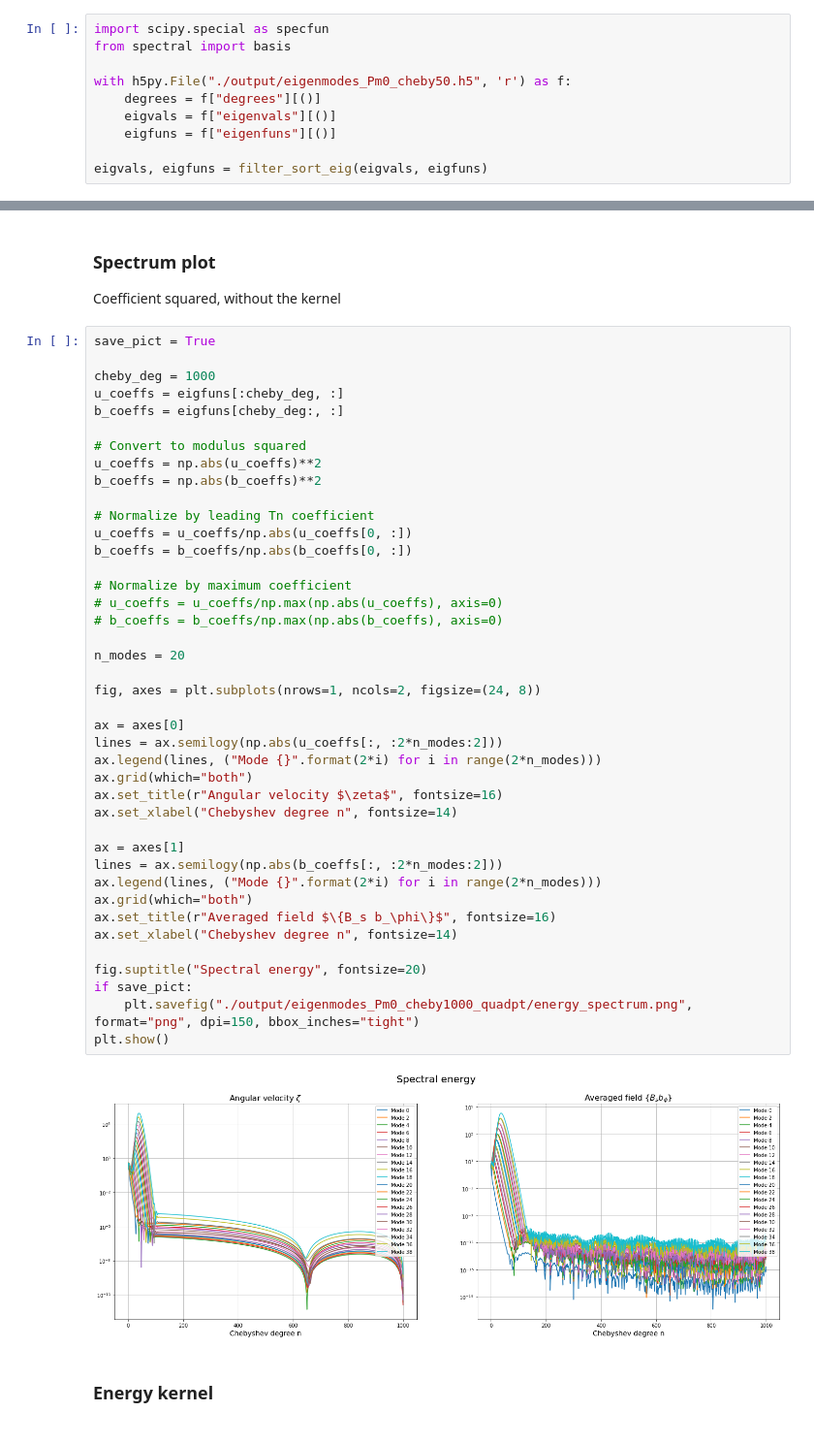
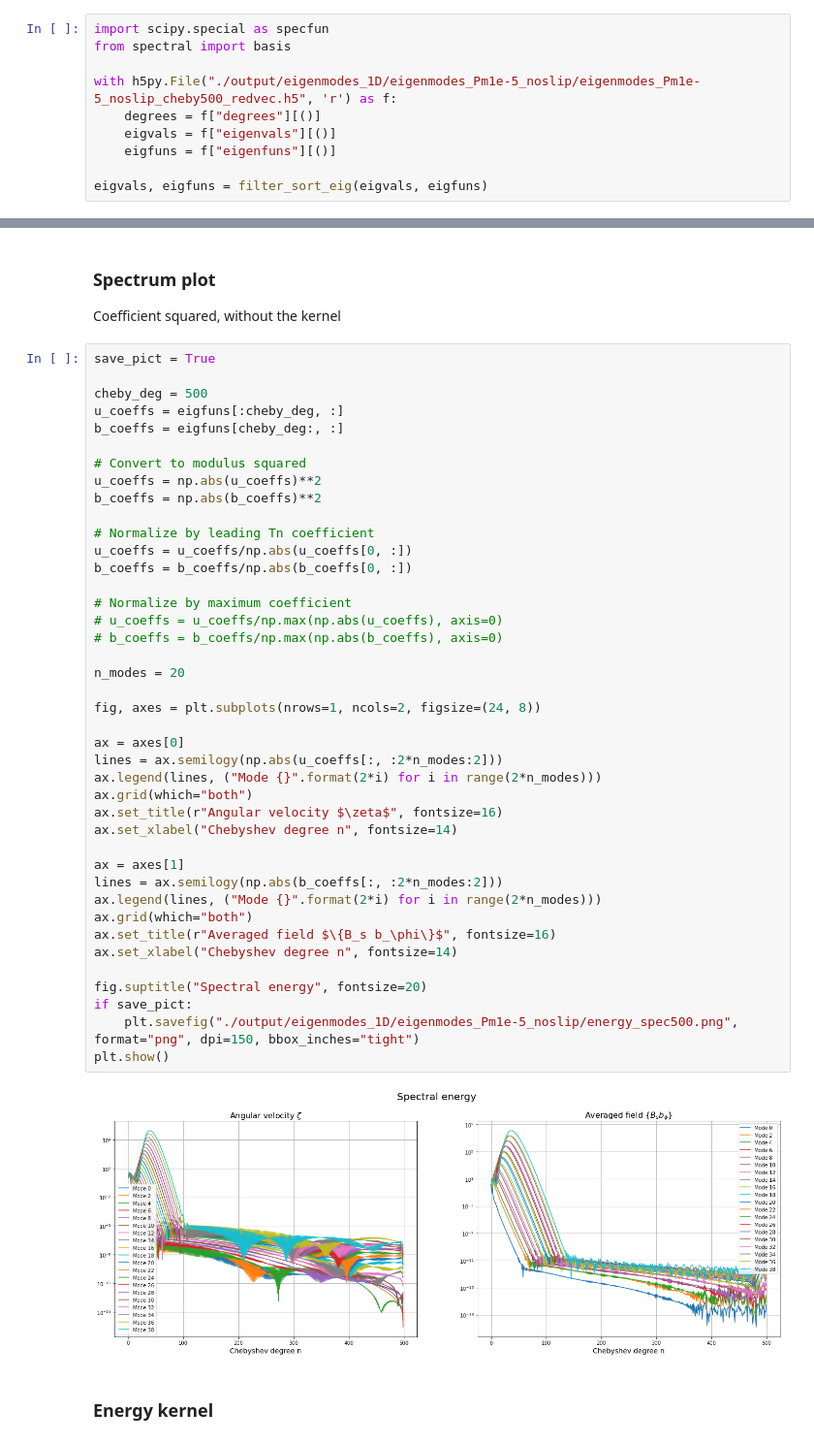
Before and after one commit to GentleMin/PyCrete, a Jupyter notebook: eigenmodes.ipynb, the cells around one changed output, grey strips where cells are left out. Shown at 97% size. Cells and saved outputs as stored; diff of their text form.

```diff
--- a/eigenmodes.ipynb
+++ b/eigenmodes.ipynb
@@ -81,7 +80,7 @@ plt.show()
 import scipy.special as specfun
 from spectral import basis
 
-with h5py.File("./output/eigenmodes_Pm0_cheby50.h5", 'r') as f:
+with h5py.File("./output/eigenmodes_1D/eigenmodes_Pm1e-5_noslip/eigenmodes_Pm1e-5_noslip_cheby500_redvec.h5", 'r') as f:
     degrees = f["degrees"][()]
     eigvals = f["eigenvals"][()]
     eigfuns = f["eigenfuns"][()]
@@ -143,7 +142,7 @@ Coefficient squared, without the kernel
 # %%
 save_pict = True
 
-cheby_deg = 1000
+cheby_deg = 500
 u_coeffs = eigfuns[:cheby_deg, :]
 b_coeffs = eigfuns[cheby_deg:, :]
 
@@ -154,35 +153,35 @@ b_coeffs = np.abs(b_coeffs)**2
 # Normalize by leading Tn coefficient
 u_coeffs = u_coeffs/np.abs(u_coeffs[0, :])
 b_coeffs = b_coeffs/np.abs(b_coeffs[0, :])
 
 # Normalize by maximum coefficient
 # u_coeffs = u_coeffs/np.max(np.abs(u_coeffs), axis=0)
 # b_coeffs = b_coeffs/np.max(np.abs(b_coeffs), axis=0)
 
 n_modes = 20
 
 fig, axes = plt.subplots(nrows=1, ncols=2, figsize=(24, 8))
 
 ax = axes[0]
 lines = ax.semilogy(np.abs(u_coeffs[:, :2*n_modes:2]))
 ax.legend(lines, ("Mode {}".format(2*i) for i in range(2*n_modes)))
 ax.grid(which="both")
 ax.set_title(r"Angular velocity $\zeta$", fontsize=16)
 ax.set_xlabel("Chebyshev degree n", fontsize=14)
 
 ax = axes[1]
 lines = ax.semilogy(np.abs(b_coeffs[:, :2*n_modes:2]))
 ax.legend(lines, ("Mode {}".format(2*i) for i in range(2*n_modes)))
 ax.grid(which="both")
 ax.set_title(r"Averaged field $\{B_s b_\phi\}$", fontsize=16)
 ax.set_xlabel("Chebyshev degree n", fontsize=14)
 
 fig.suptitle("Spectral energy", fontsize=20)
 if save_pict:
-    plt.savefig("./output/eigenmodes_Pm0_cheby1000_quadpt/energy_spectrum.png", format="png", dpi=150, bbox_inches="tight")
+    plt.savefig("./output/eigenmodes_1D/eigenmodes_Pm1e-5_noslip/energy_spec500.png", format="png", dpi=150, bbox_inches="tight")
 plt.show()
 # %% [output]
-[figure, old version]
+[figure, new version]
 # %% [markdown]
 ### Energy kernel
 # %%
```
Also changed, not shown: parts of 23 cells of this notebook, 1 other file.
